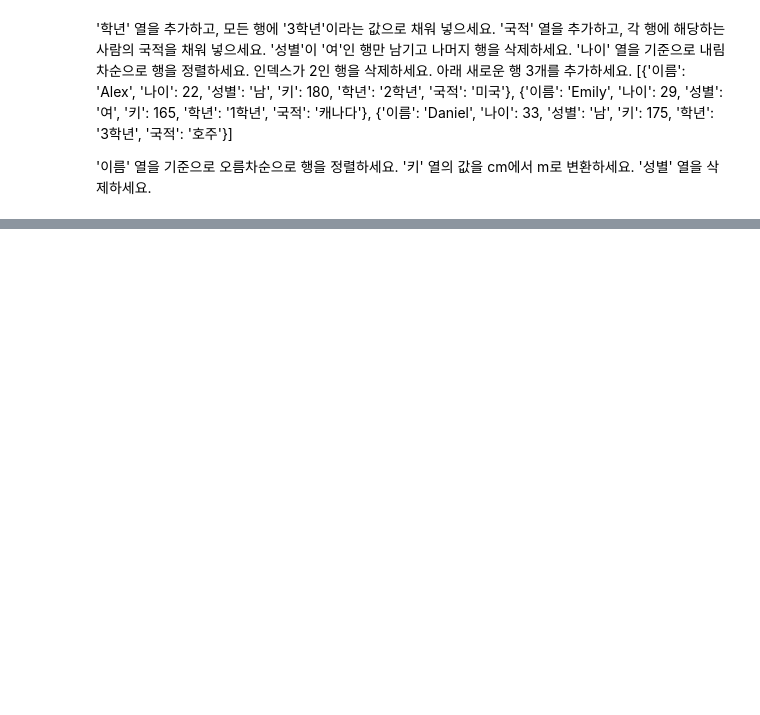
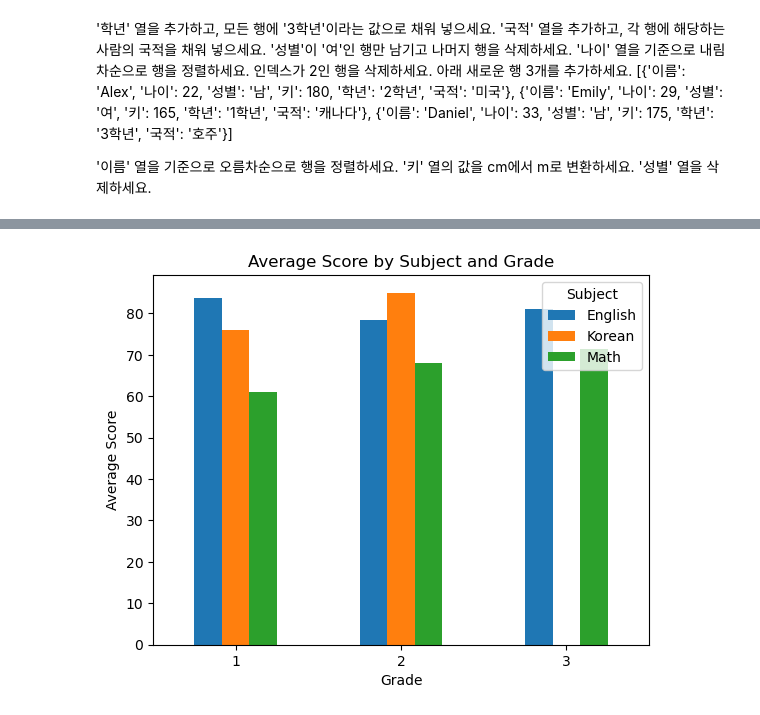
Before and after one commit to hong-sehyun/Python, a Jupyter notebook: edu/day7.ipynb, the cells around one changed output, grey strips where cells are left out. Drawn from its saved outputs; the diff is of its cells as text; code cells hidden in the pictures; blank space fills up the shorter version.

```diff
--- a/edu/day7.ipynb
+++ b/edu/day7.ipynb
@@ -83,0 +150,24 @@ df = pd.DataFrame(data)
+# %%
+import pandas as pd
+import numpy as np
+import matplotlib.pyplot as plt
+
+# 예시 데이터프레임 생성
+data = {'Grade': np.random.randint(1, 4, size=30),
+        'Score': np.random.randint(50, 100, size=30),
+        'Subject': np.random.choice(['Math', 'English', 'Korean'], size=30)}
+df = pd.DataFrame(data)
+
+# 과목별 평균 성적 계산
+pivot_table = df.pivot_table(index='Grade', columns='Subject', values='Score', aggfunc='mean')
+
+# 막대 그래프 그리기
+pivot_table.plot(kind='bar')
+plt.title('Average Score by Subject and Grade')
+plt.xlabel('Grade')
+plt.ylabel('Average Score')
+plt.legend(title='Subject')
+plt.xticks(rotation=0)
+plt.show()
+# %% [output]
+[figure, added]
```
Also changed, not shown: parts of 10 cells of this notebook, 2 other files.
